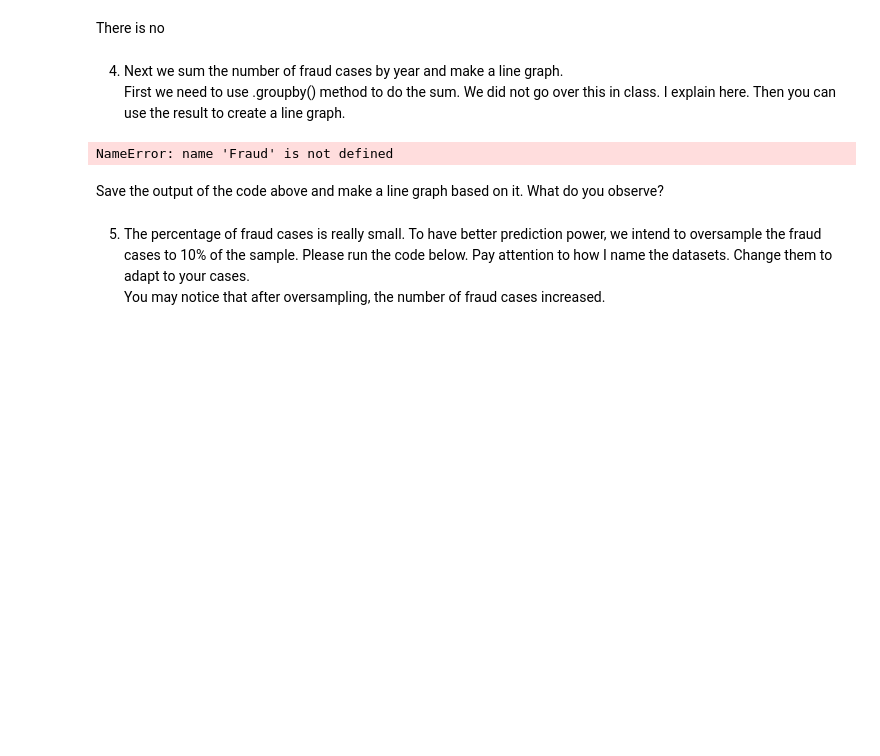
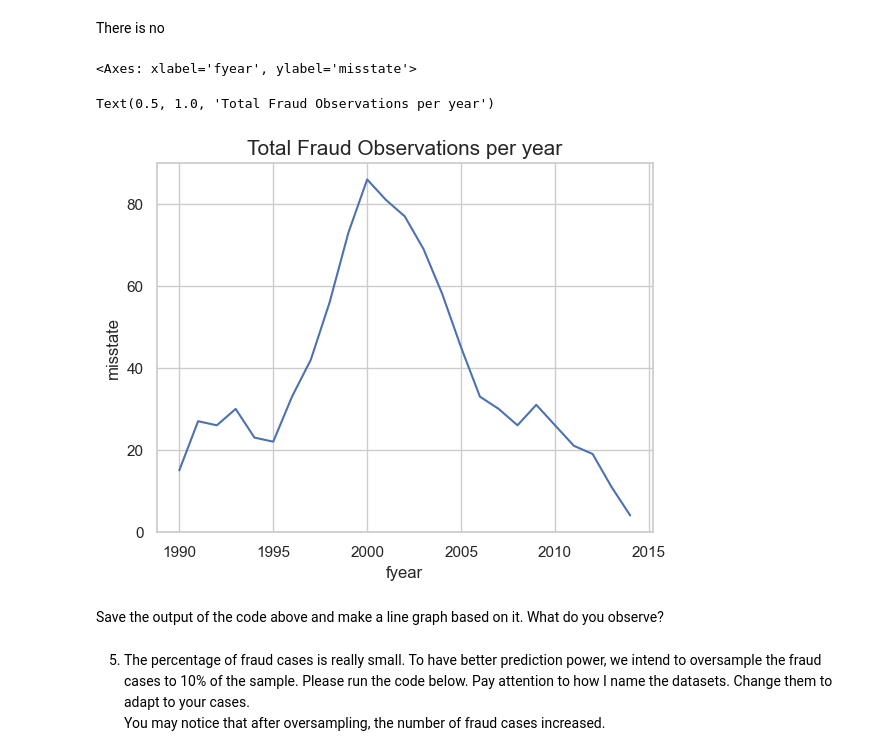
Before and after one commit to emilyneaville/DSCI-5240, a Jupyter notebook: Assignment 3/DSCI5240 Assignment 3-Logistic Regression.ipynb, the cells around one changed output. Saved outputs shown, nothing was run; the diff lists cells and outputs as text; code cells hidden in the pictures; blank space fills up the shorter version.

```diff
--- a/Assignment 3/DSCI5240 Assignment 3-Logistic Regression.ipynb
+++ b/Assignment 3/DSCI5240 Assignment 3-Logistic Regression.ipynb
@@ -154,18 +160,16 @@ sns.scatterplot(data = accounting_df, x = accounting_df['at'], y = accounting_df
 # %% [markdown]
 There is no
-# %% [markdown]
-4. Next we sum the number of fraud cases by year and make a line graph.<br>
-First we need to use .groupby() method to do the sum. We did not go over this in class. I explain here.
-Then you can use the result to create a line graph.
 # %%
-accounting_df.groupby('fyear')['misstate'].sum().reset_index()
+# Sum of fraud cases by year
+fraud_by_year = accounting_df.groupby('fyear')['misstate'].sum().reset_index()
 
-# Groupby method group the data observations by the given variable 'fyear'
-# into groups.
-# Then the sum() will sum the variable 'misstate'
-# reset_index() is to transform the result into a dataframe
+sns.set_theme(style ='whitegrid')
+sns.lineplot(x = fraud_by_year['fyear'], y = fraud_by_year['misstate'])
+plt.title('Total Fraud Observations per year', size = 15)
 # %% [output]
-NameError: name 'Fraud' is not defined
+<Axes: xlabel='fyear', ylabel='misstate'>
+Text(0.5, 1.0, 'Total Fraud Observations per year')
+[figure, added]
 # %% [markdown]
 Save the output of the code above and make a line graph based on it. What do you observe?
 # %% [markdown]
```
Also changed, not shown: parts of 5 cells of this notebook.
